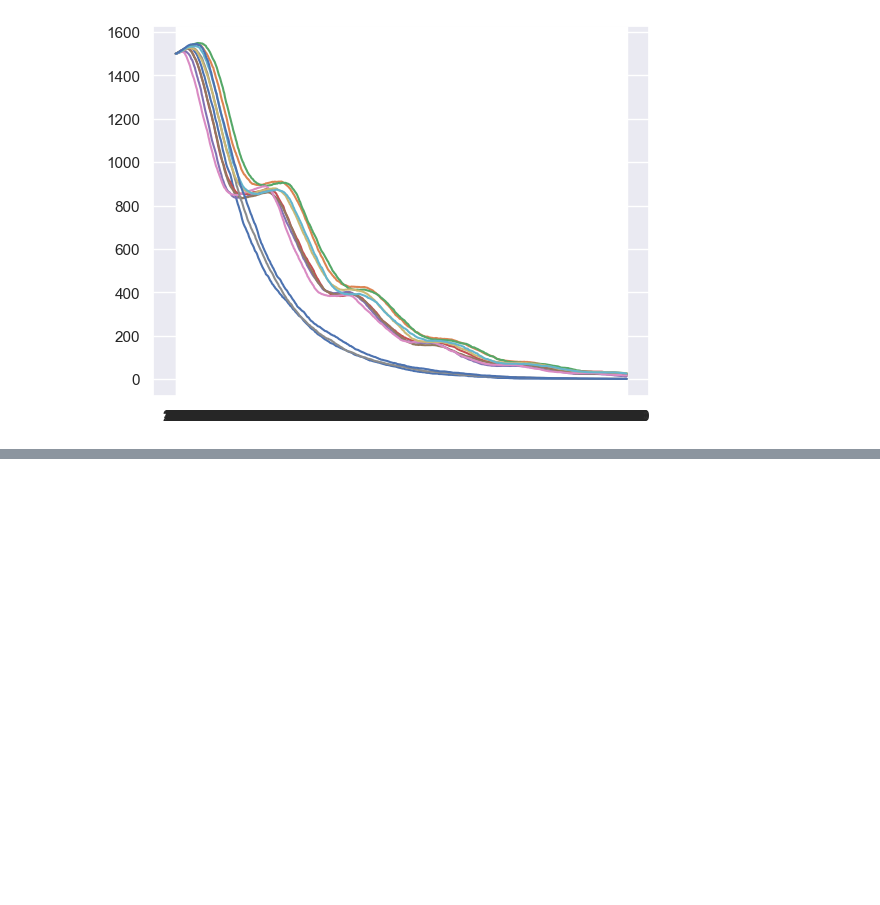
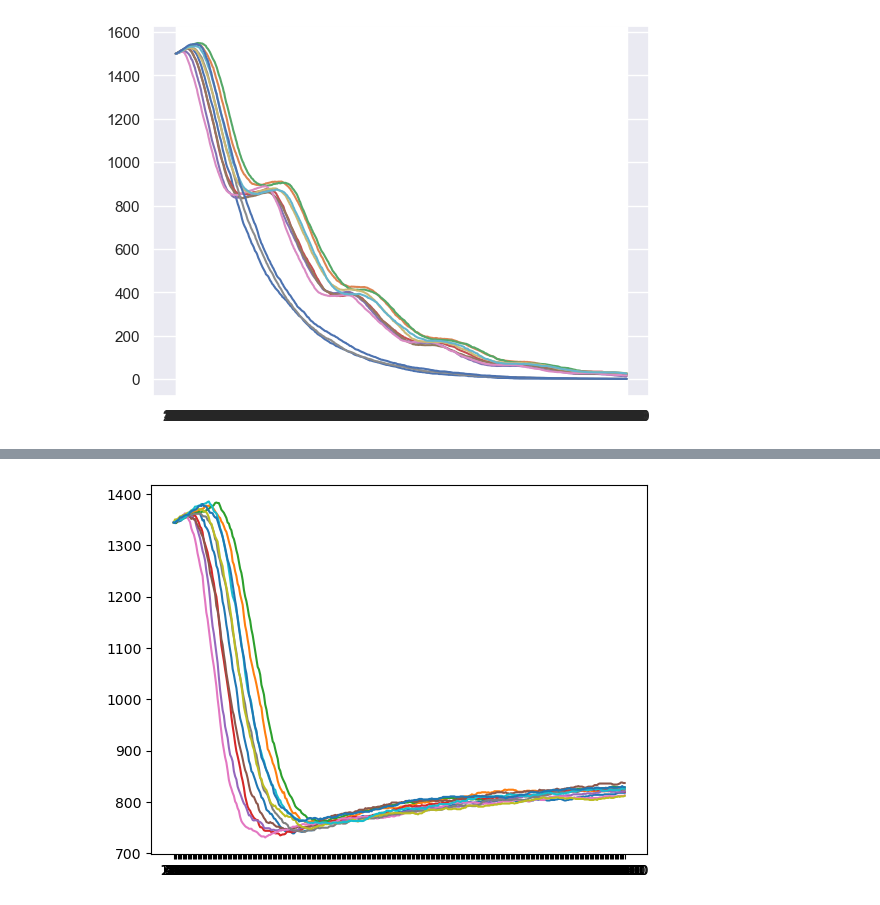
Before and after one commit to johnmetzcar/PhysiLab, a Jupyter notebook: scripts/visualize_cells_rough.ipynb, the cells around one changed output, grey strips where cells are left out. Cells and saved outputs as stored; diff of their text form; code cells hidden in the pictures; blank space fills up the shorter version.

```diff
--- a/scripts/visualize_cells_rough.ipynb
+++ b/scripts/visualize_cells_rough.ipynb
@@ -235,0 +304,5 @@ for intervention in df_long_decay:
+# %%
+for intervention in df_categories_space[df_categories_space.algorithm == 'EG'].index:
+    plt.plot(df_space_transpose.index, df_space_transpose[intervention])
+# %% [output]
+[figure, added]
```
Also changed, not shown: parts of 7 cells of this notebook, 6 other files.
